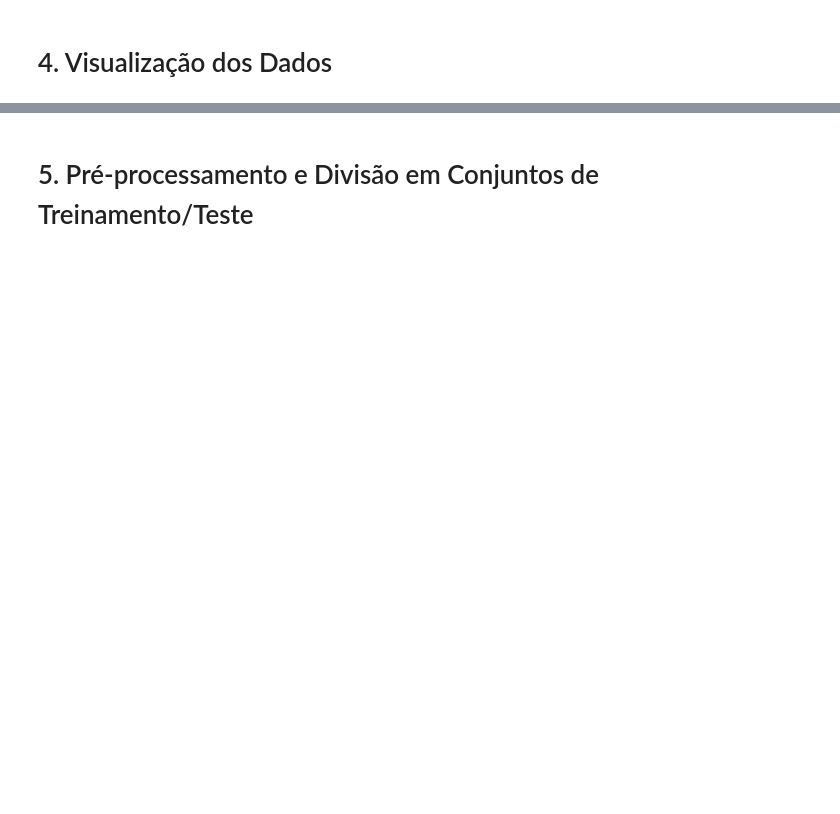
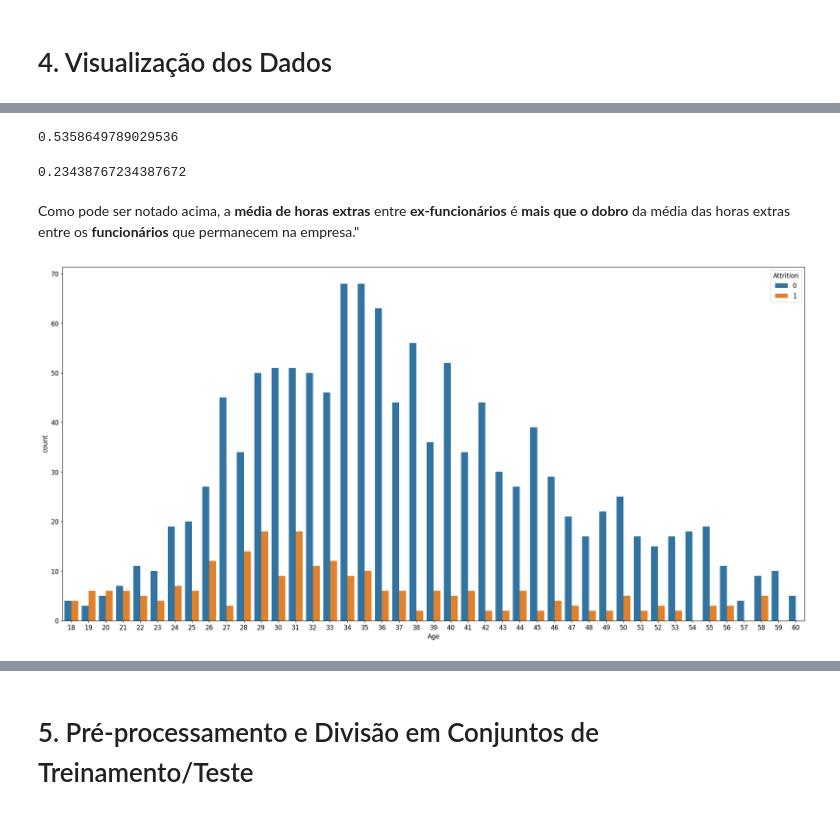
Before and after one commit to SarahFeanor/Portfolio-DataScience, a Jupyter notebook: Análise_de_departamento_de_RH.ipynb, the cells around one changed output, grey strips where cells are left out. Saved outputs shown, nothing was run; the diff lists cells and outputs as text; code cells hidden in the pictures; blank space fills up the shorter version.

```diff
--- a/Análise_de_departamento_de_RH.ipynb
+++ b/Análise_de_departamento_de_RH.ipynb
@@ -148,0 +286,15 @@ df.describe()
+# %%
+ex_funcionario['OverTime'].mean()
+# %% [output]
+0.5358649789029536
+# %%
+em_atividade['OverTime'].mean()
+# %% [output]
+0.23438767234387672
+# %% [markdown]
+Como pode ser notado acima, a **média de horas extras** entre **ex-funcionários** é **mais que o dobro** da média das horas extras entre os **funcionários** que permanecem na empresa."
+# %%
+plt.figure(figsize=[25,12])
+sns.countplot(x = 'Age', hue = 'Attrition', data = funcionarios);
+# %% [output]
+[figure, added]
```
Also changed, not shown: parts of 102 cells of this notebook.
